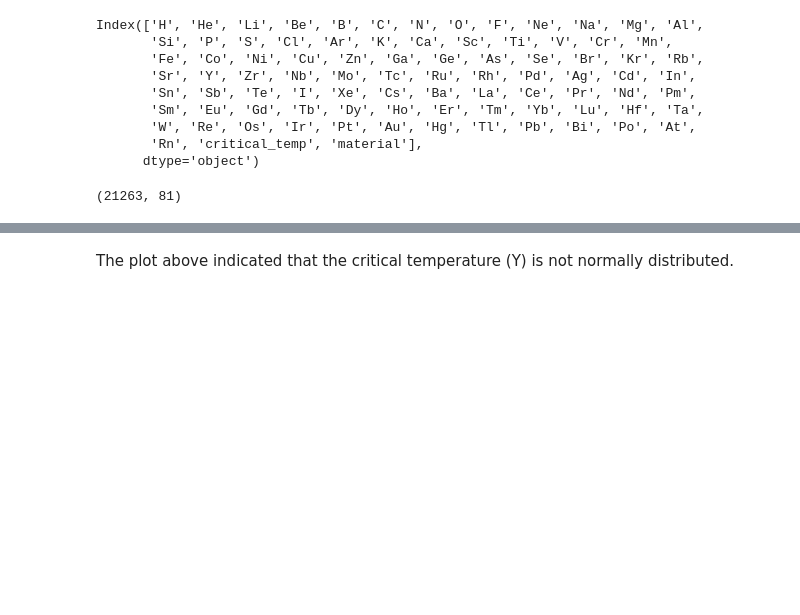
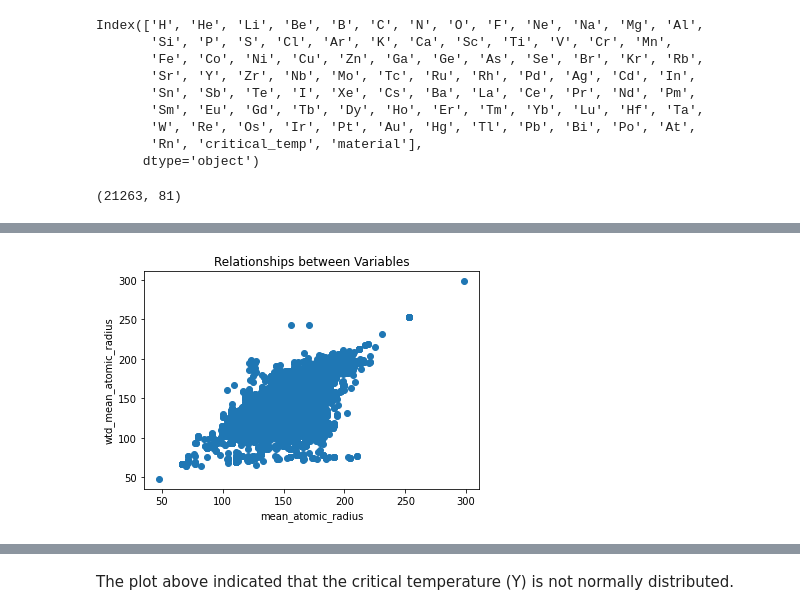
Before and after one commit to kuohu233/IE_7300, a Jupyter notebook: project.ipynb, the cells around one changed output, grey strips where cells are left out. Cells and saved outputs as stored; diff of their text form; code cells hidden in the pictures; blank space fills up the shorter version.

```diff
--- a/project.ipynb
+++ b/project.ipynb
@@ -149,0 +165,8 @@ Text(0.5, 1.0, 'wtd_mean_FusionHeat')
+# %%
+plt.scatter(x['mean_atomic_radius'],x['wtd_mean_atomic_radius'])
+plt.title('Relationships between Variables')
+plt.xlabel('mean_atomic_radius')
+plt.ylabel('wtd_mean_atomic_radius')
+plt.show()
+# %% [output]
+[figure, added]
```
Also changed, not shown: parts of 15 cells of this notebook.
